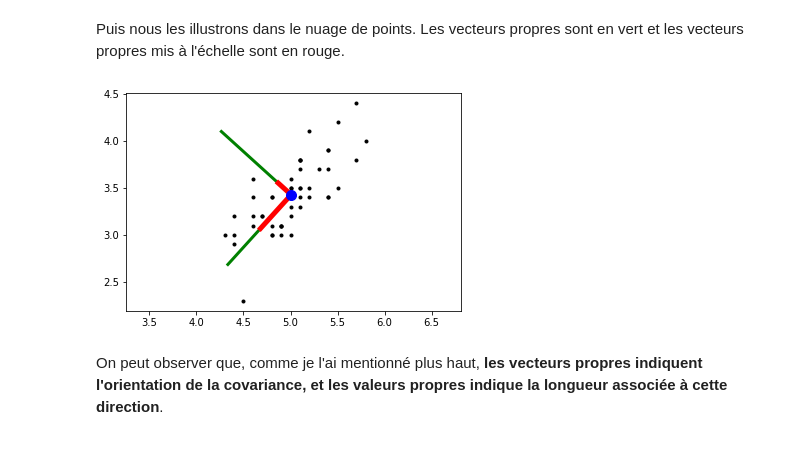
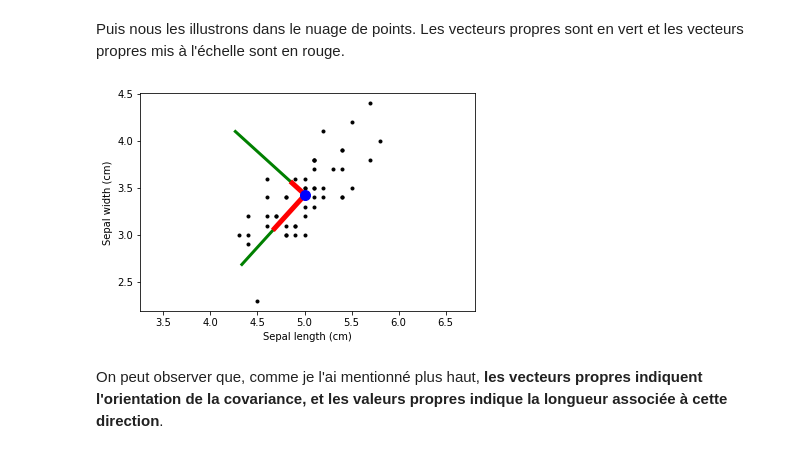
Before and after one commit to essicolo/ecologie-mathematique-Py, a Jupyter notebook: 7_AssocPartOrdin/7_AssocPartOrdin.ipynb, the cells around one changed output. Drawn from its saved outputs; the diff is of its cells as text; code cells hidden in the pictures.

```diff
--- a/7_AssocPartOrdin/7_AssocPartOrdin.ipynb
+++ b/7_AssocPartOrdin/7_AssocPartOrdin.ipynb
@@ -921,15 +923,17 @@ eig2_loc_sc = np.array([centroid, centroid+eigenscaled[:,1]])
 # %% [markdown]
 Puis nous les illustrons dans le nuage de points. Les vecteurs propres sont en vert et les vecteurs propres mis à l'échelle sont en rouge.
 # %%
-plt.plot(X[:,0], X[:,1], '.', c='k')
+plt.plot(setosa_sepal.sepal_length, setosa_sepal.sepal_width, '.', c='k')
 plt.plot(eig1_loc[:, 0], eig1_loc[:, 1], c='green', lw=3)
 plt.plot(eig2_loc[:, 0], eig2_loc[:, 1], c='green', lw=3)
 plt.plot(eig1_loc_sc[:, 0], eig1_loc_sc[:, 1], c='red', lw=5)
 plt.plot(eig2_loc_sc[:, 0], eig2_loc_sc[:, 1], c='red', lw=5)
 plt.plot(centroid[0], centroid[1], 'o', c='blue', ms=10)
+plt.xlabel('Sepal length (cm)')
+plt.ylabel('Sepal width (cm)')
 plt.axis('equal');
 # %% [output]
-[figure, old version]
+[figure, new version]
 # %% [markdown]
 On peut observer que, comme je l'ai mentionné plus haut, **les vecteurs propres indiquent l'orientation de la covariance, et les valeurs propres indique la longueur associée à cette direction**.
 # %% [markdown]
```
Also changed, not shown: parts of 72 cells of this notebook, 4 other files.
